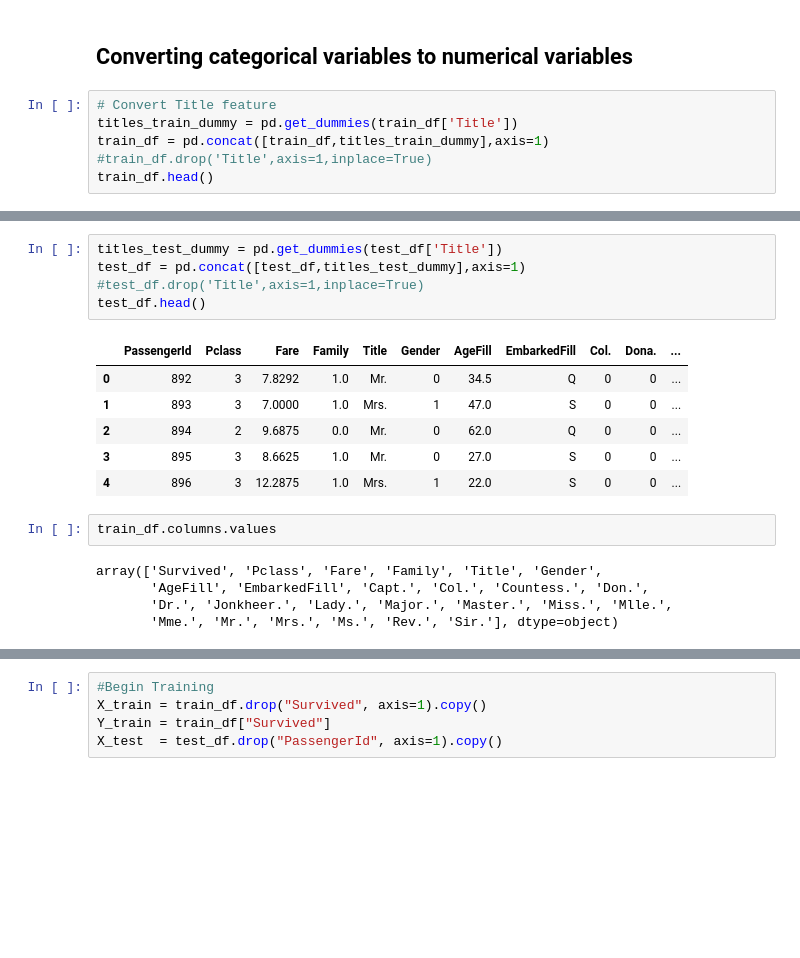
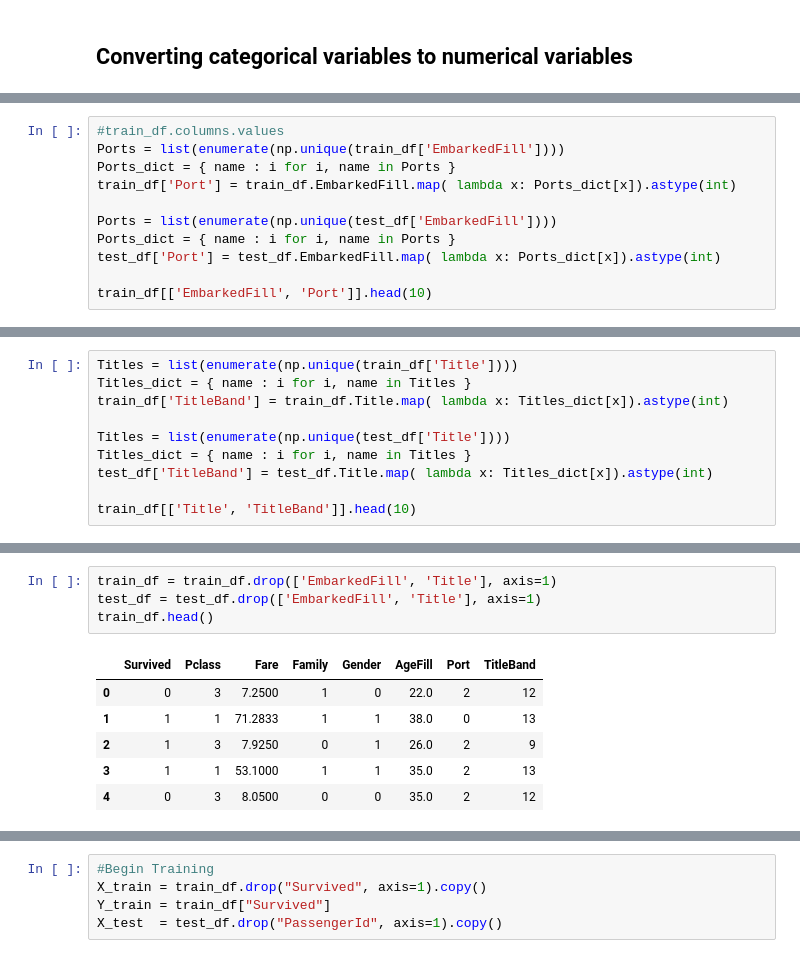
Before and after one commit to sharan-naribole/kaggle-titanic, a Jupyter notebook: TItanic.ipynb, the cells around one changed output, grey strips where cells are left out. Drawn from its saved outputs; the diff is of its cells as text; blank space fills up the shorter version.

Commit message:
Dataframes with Integer Categorical

```diff
--- a/TItanic.ipynb
+++ b/TItanic.ipynb
@@ -389,9 +389,3 @@ train_df.head()
 | 4 | 0 | 3 | 8.0500 | 0 | Mr. | 0 | 35.0 | S |
 # %% [markdown]
 ## Converting categorical variables to numerical variables
-# %%
-# Convert Title feature
-titles_train_dummy = pd.get_dummies(train_df['Title'])
-train_df = pd.concat([train_df,titles_train_dummy],axis=1)
-#train_df.drop('Title',axis=1,inplace=True)
-train_df.head()
@@ -405,0 +392,11 @@ train_df.head()
+# %%
+#train_df.columns.values
+Ports = list(enumerate(np.unique(train_df['EmbarkedFill'])))
+Ports_dict = { name : i for i, name in Ports }
+train_df['Port'] = train_df.EmbarkedFill.map( lambda x: Ports_dict[x]).astype(int)
+
+Ports = list(enumerate(np.unique(test_df['EmbarkedFill'])))
+Ports_dict = { name : i for i, name in Ports }
+test_df['Port'] = test_df.EmbarkedFill.map( lambda x: Ports_dict[x]).astype(int)
+
+train_df[['EmbarkedFill', 'Port']].head(10)
@@ -405,0 +415,10 @@ train_df.head()
+# %%
+Titles = list(enumerate(np.unique(train_df['Title'])))
+Titles_dict = { name : i for i, name in Titles }
+train_df['TitleBand'] = train_df.Title.map( lambda x: Titles_dict[x]).astype(int)
+
+Titles = list(enumerate(np.unique(test_df['Title'])))
+Titles_dict = { name : i for i, name in Titles }
+test_df['TitleBand'] = test_df.Title.map( lambda x: Titles_dict[x]).astype(int)
+
+train_df[['Title', 'TitleBand']].head(10)
@@ -406,19 +437,11 @@ train_df.head()
 # %%
-titles_test_dummy = pd.get_dummies(test_df['Title'])
-test_df = pd.concat([test_df,titles_test_dummy],axis=1)
-#test_df.drop('Title',axis=1,inplace=True)
-test_df.head()
+train_df = train_df.drop(['EmbarkedFill', 'Title'], axis=1)
+test_df = test_df.drop(['EmbarkedFill', 'Title'], axis=1)
+train_df.head()
 # %% [output]
-|  | PassengerId | Pclass | Fare | Family | Title | Gender | AgeFill | EmbarkedFill | Col. | Dona. | ... |
-| 0 | 892 | 3 | 7.8292 | 1.0 | Mr. | 0 | 34.5 | Q | 0 | 0 | ... |
-| 1 | 893 | 3 | 7.0000 | 1.0 | Mrs. | 1 | 47.0 | S | 0 | 0 | ... |
-| 2 | 894 | 2 | 9.6875 | 0.0 | Mr. | 0 | 62.0 | Q | 0 | 0 | ... |
-| 3 | 895 | 3 | 8.6625 | 1.0 | Mr. | 0 | 27.0 | S | 0 | 0 | ... |
-| 4 | 896 | 3 | 12.2875 | 1.0 | Mrs. | 1 | 22.0 | S | 0 | 0 | ... |
+|  | Survived | Pclass | Fare | Family | Gender | AgeFill | Port | TitleBand |
+| 0 | 0 | 3 | 7.2500 | 1 | 0 | 22.0 | 2 | 12 |
+| 1 | 1 | 1 | 71.2833 | 1 | 1 | 38.0 | 0 | 13 |
+| 2 | 1 | 3 | 7.9250 | 0 | 1 | 26.0 | 2 | 9 |
+| 3 | 1 | 1 | 53.1000 | 1 | 1 | 35.0 | 2 | 13 |
+| 4 | 0 | 3 | 8.0500 | 0 | 0 | 35.0 | 2 | 12 |
-# %%
-train_df.columns.values
-# %% [output]
-array(['Survived', 'Pclass', 'Fare', 'Family', 'Title', 'Gender',
-       'AgeFill', 'EmbarkedFill', 'Capt.', 'Col.', 'Countess.', 'Don.',
-       'Dr.', 'Jonkheer.', 'Lady.', 'Major.', 'Master.', 'Miss.', 'Mlle.',
-       'Mme.', 'Mr.', 'Mrs.', 'Ms.', 'Rev.', 'Sir.'], dtype=object)
```
Also changed, not shown: parts of 15 cells of this notebook.
